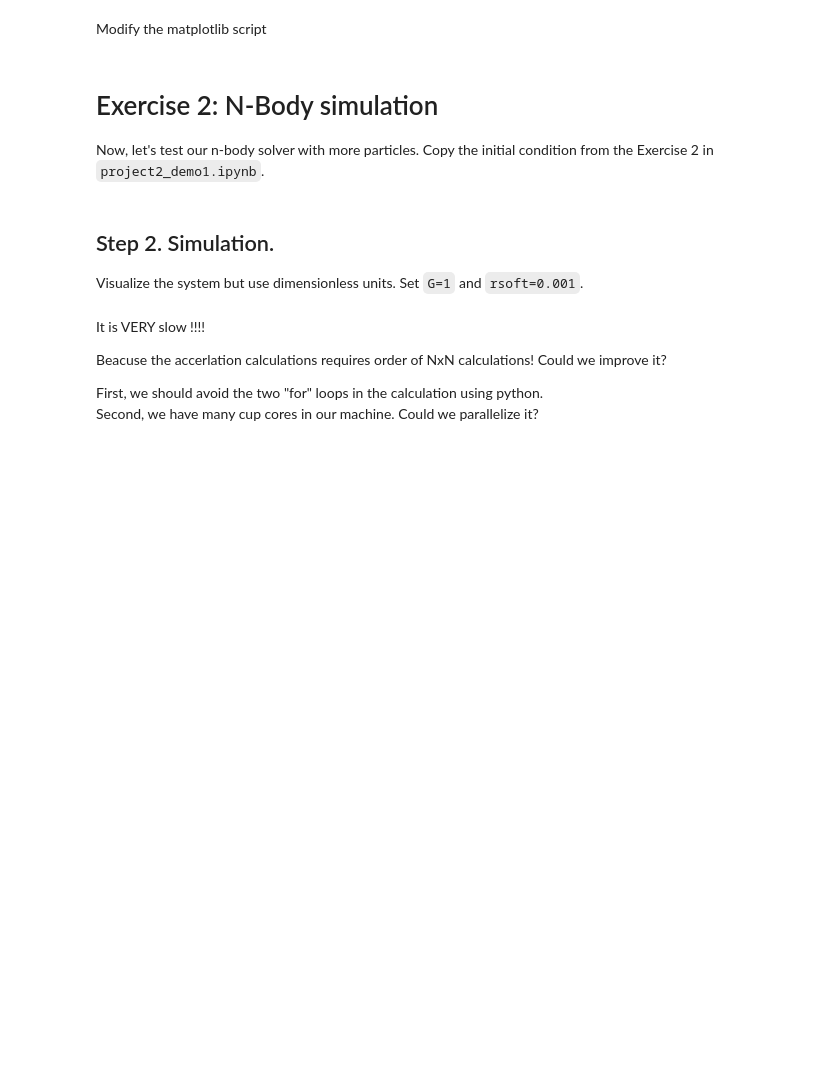
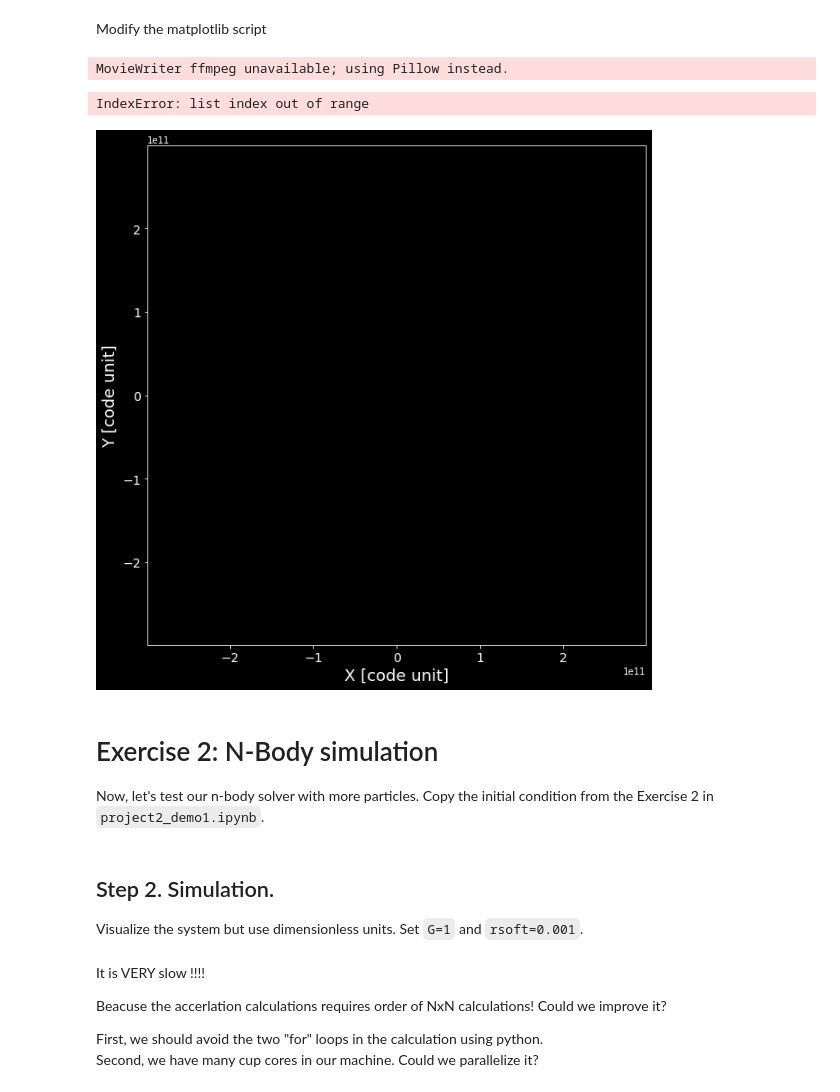
Before and after one commit to patty447/computationalPhysics-112, a Jupyter notebook: project2/project2_demo2.ipynb, the cells around one changed output. Saved outputs shown, nothing was run; the diff lists cells and outputs as text; code cells hidden in the pictures; blank space fills up the shorter version.

```diff
--- a/project2/project2_demo2.ipynb
+++ b/project2/project2_demo2.ipynb
@@ -91,7 +93,11 @@ print(fns)
 Modify the matplotlib script
 # %%
 au = 1.496e11
-save_movie(fns, lengthscale=2*au,filename='nbody_earth_sun.mp4', fps=10)
+save_movie(fns, lengthscale=2*au,filename='nbody_earth_sun.gif', fps=10)
+# %% [output]
+MovieWriter ffmpeg unavailable; using Pillow instead.
+IndexError: list index out of range
+[figure, added]
 # %% [markdown]
 # Exercise 2: N-Body simulation
 
```
Also changed, not shown: parts of 1 cell of this notebook, 1 other file.
